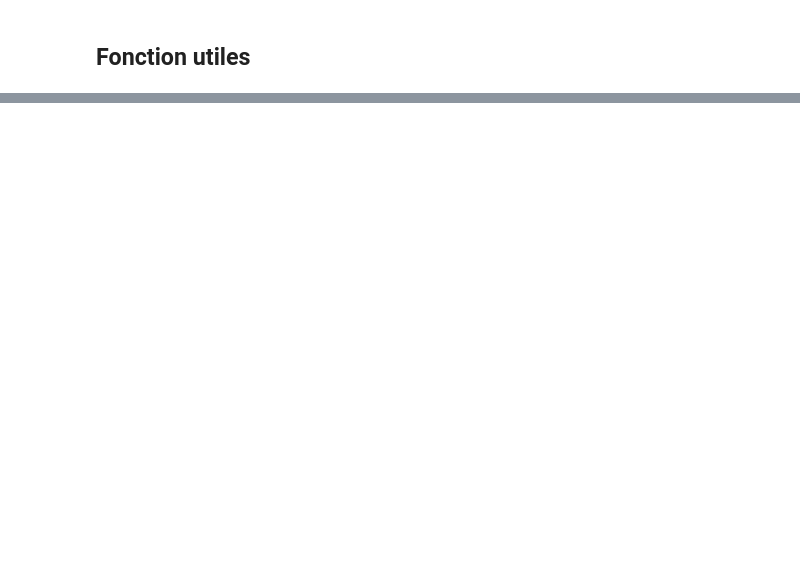
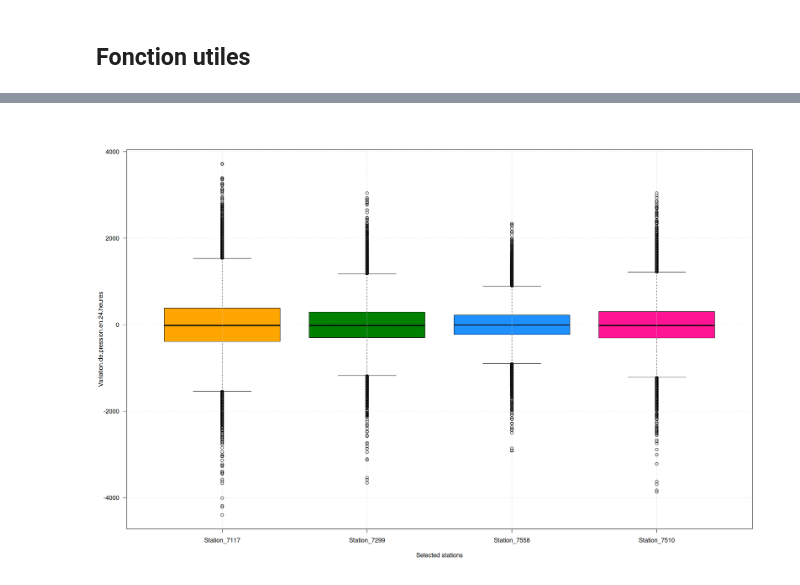
Before and after one commit to thomasdepic/SDD-BE-meteo, a Jupyter notebook: questions/1_presentation_donnees.ipynb, the cells around one changed output, grey strips where cells are left out. Drawn from its saved outputs; the diff is of its cells as text; code cells hidden in the pictures; blank space fills up the shorter version.

```diff
--- a/questions/1_presentation_donnees.ipynb
+++ b/questions/1_presentation_donnees.ipynb
@@ -395,6 +421,5 @@ autoboxplot("Pression.station", chosen_stations)
 # %%
 
-# autoboxplot("Géopotentiel", chosen_stations) fonctionne pas
 autoboxplot("Variation.de.pression.en.24.heures", chosen_stations)
-autoboxplot("Température.minimale.sur.24.heures", chosen_stations)
-autoboxplot("Température.maximale.sur.24.heures", chosen_stations)
+# %% [output]
+[figure, added]
```
Also changed, not shown: parts of 6 cells of this notebook.
